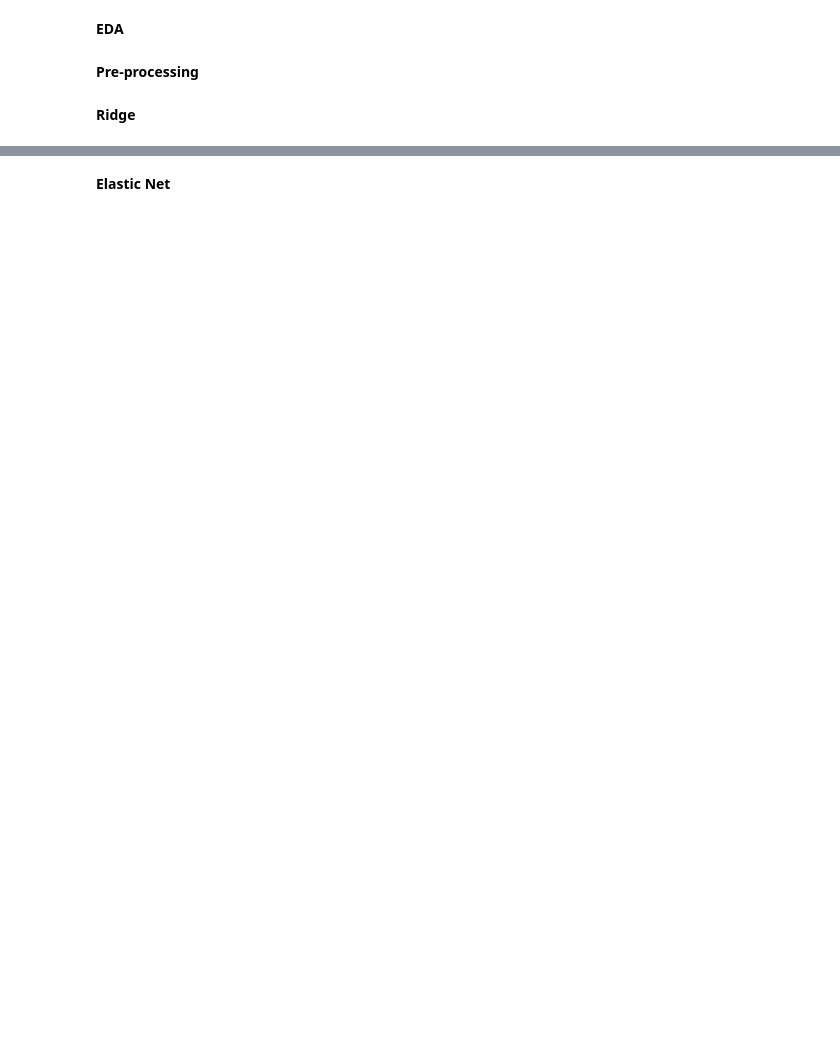
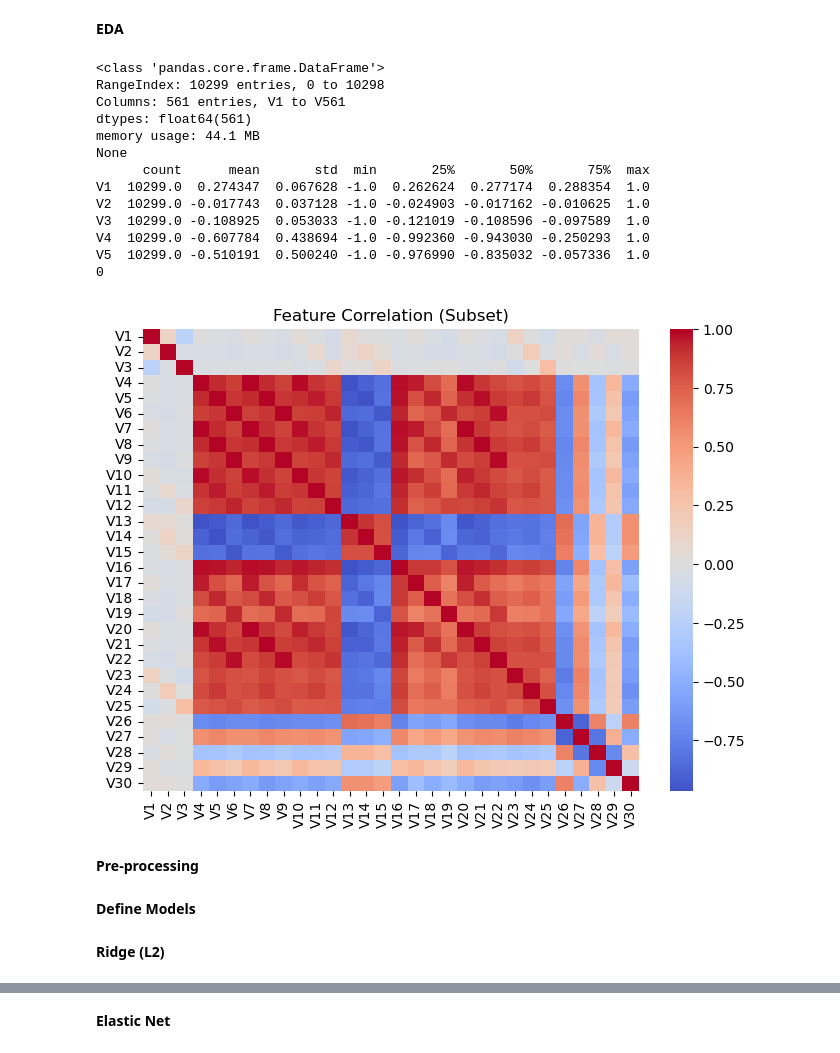
Before and after one commit to Shravani018/ml_2_group1, a Jupyter notebook: Assignment3/ML2_Group1_Assignment3.ipynb, the cells around one changed output, grey strips where cells are left out. Cells and saved outputs as stored; diff of their text form; code cells hidden in the pictures; blank space fills up the shorter version.

```diff
--- a/Assignment3/ML2_Group1_Assignment3.ipynb
+++ b/Assignment3/ML2_Group1_Assignment3.ipynb
@@ -13,2 +46,14 @@
 # %% [markdown]
 **Loading the dataset**
+# %%
+# Load HAR dataset
+har = fetch_openml(name="HAR", version=1, as_frame=True)
+
+df = har.frame
+
+# Separate features and target
+X = df.drop(columns=["Class"])
+y = df["Class"]
+
+print(X.shape)
+print(y.value_counts())
@@ -15,4 +70,34 @@
 # %% [markdown]
 **EDA**
+# %%
+# Basic info
+print(X.info())
+print(X.describe().T.head())
+
+# Check missing values
+print(X.isnull().sum().sum())
+
+# Correlation (subset to avoid huge plot)
+
+subset = X.iloc[:, :30]  # first 30 features
+plt.figure(figsize=(8, 6))
+sns.heatmap(subset.corr(), cmap="coolwarm", center=0)
+plt.title("Feature Correlation (Subset)")
+plt.show()
+# %% [output]
+<class 'pandas.core.frame.DataFrame'>
+RangeIndex: 10299 entries, 0 to 10298
+Columns: 561 entries, V1 to V561
+dtypes: float64(561)
+memory usage: 44.1 MB
+None
+      count      mean       std  min       25%       50%       75%  max
+V1  10299.0  0.274347  0.067628 -1.0  0.262624  0.277174  0.288354  1.0
+V2  10299.0 -0.017743  0.037128 -1.0 -0.024903 -0.017162 -0.010625  1.0
+V3  10299.0 -0.108925  0.053033 -1.0 -0.121019 -0.108596 -0.097589  1.0
+V4  10299.0 -0.607784  0.438694 -1.0 -0.992360 -0.943030 -0.250293  1.0
+V5  10299.0 -0.510191  0.500240 -1.0 -0.976990 -0.835032 -0.057336  1.0
+0
+[figure, added]
 # %% [markdown]
 **Pre-processing**
@@ -18,0 +118,2 @@
+# %% [markdown]
+**Define Models**
@@ -19,2 +160,2 @@
 # %% [markdown]
-**Ridge**
+**Ridge (L2)**
```
Also changed, not shown: parts of 11 cells of this notebook.
